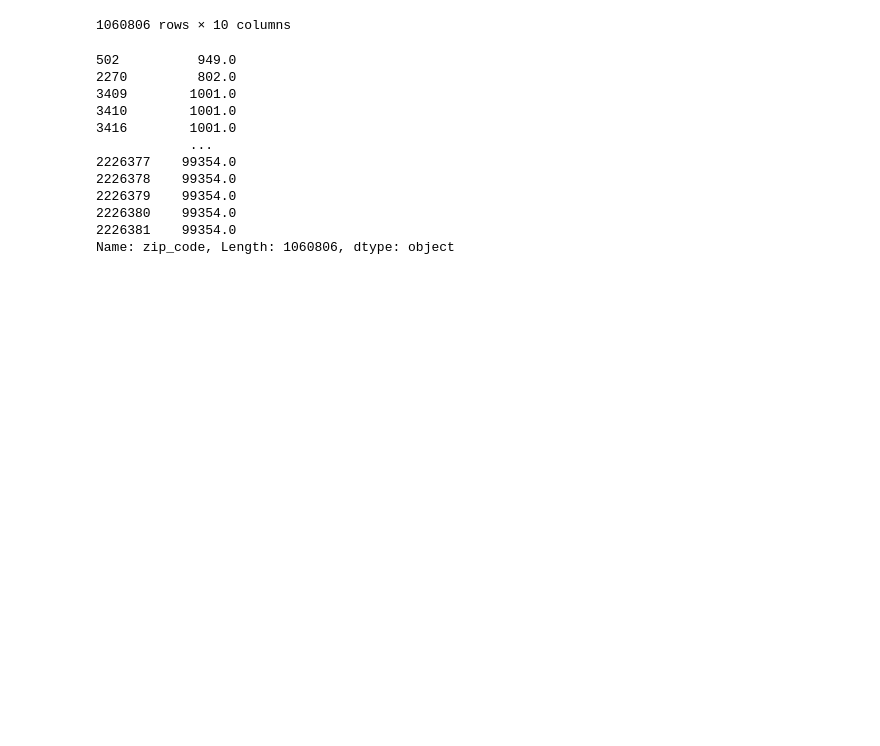
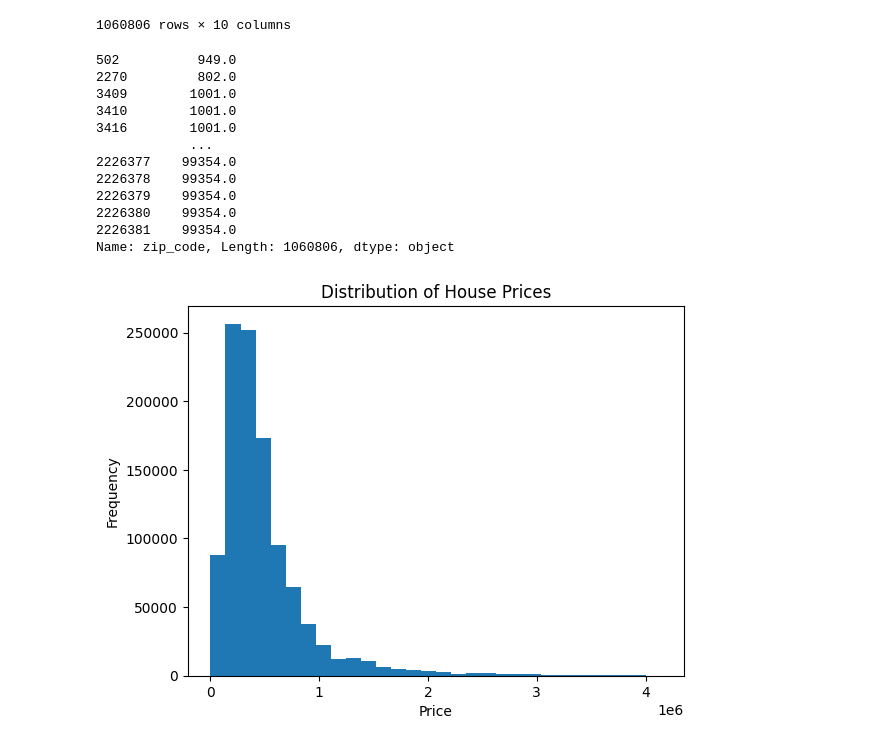
Before and after one commit to ZOMA44/HazemFarouk, a Jupyter notebook: preprocess.ipynb, the cells around one changed output. Saved outputs shown, nothing was run; the diff lists cells and outputs as text; code cells hidden in the pictures; blank space fills up the shorter version.

```diff
--- a/preprocess.ipynb
+++ b/preprocess.ipynb
@@ -183,3 +183,11 @@ newdf['zip_code']
 2226380    99354.0
 2226381    99354.0
 Name: zip_code, Length: 1060806, dtype: object
+# %%
+plt.hist(newdf['price'], bins=30)
+plt.xlabel('Price')
+plt.ylabel('Frequency')
+plt.title('Distribution of House Prices')
+plt.show()
+# %% [output]
+[figure, added]
```
Also changed, not shown: parts of 15 cells of this notebook, 6 other files.
